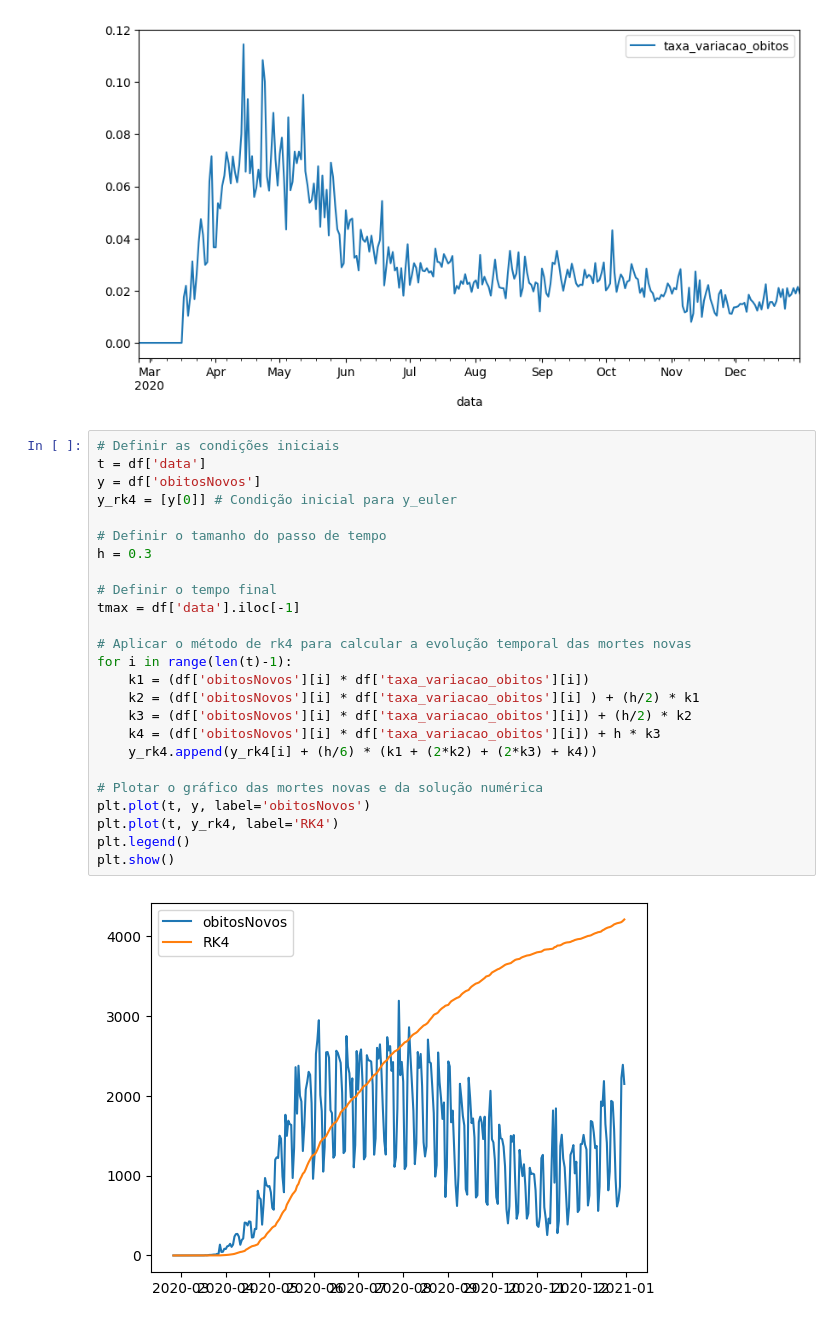
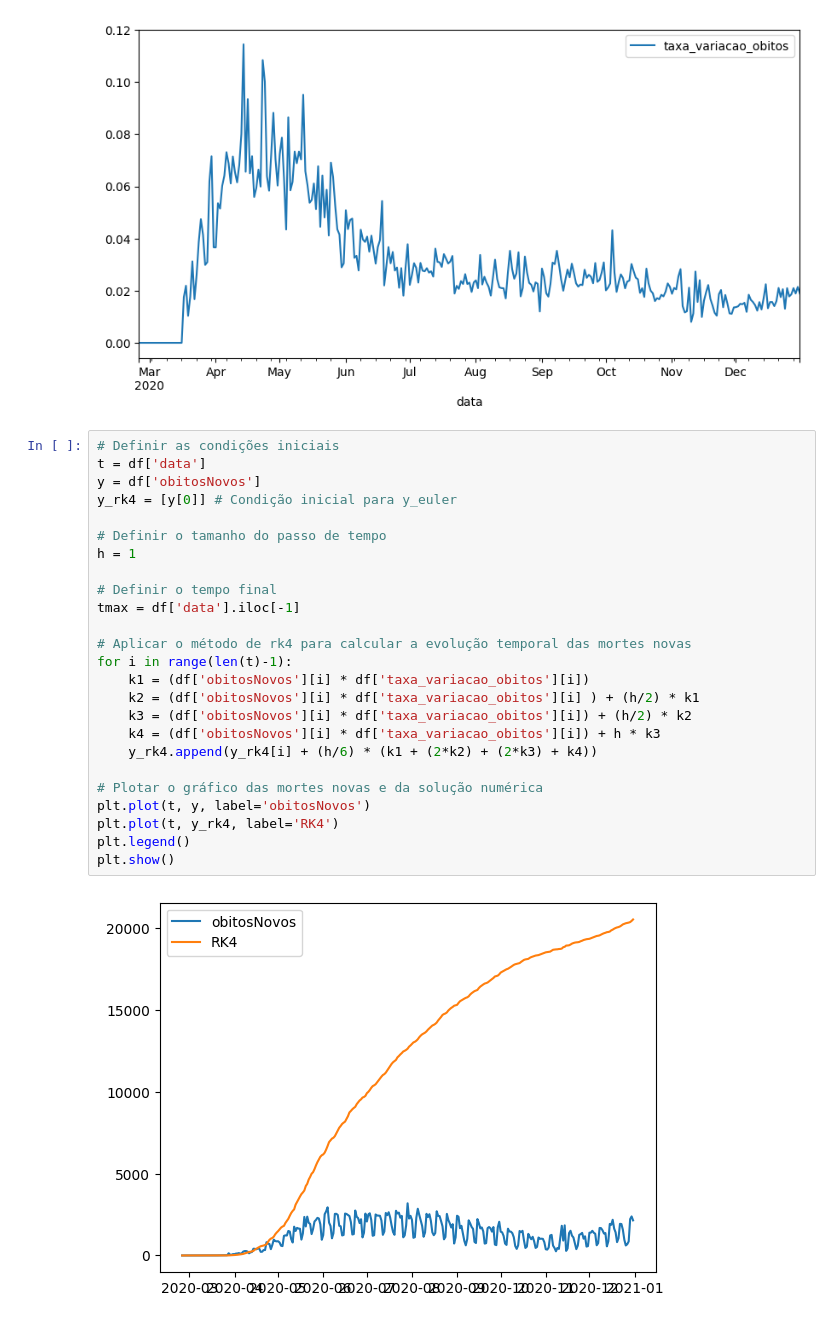
Before and after one commit to ArthurrCr/EDO, a Jupyter notebook: comparativo_casos_totais.ipynb, the cells around one changed output. Drawn from its saved outputs; the diff is of its cells as text.

```diff
--- a/comparativo_casos_totais.ipynb
+++ b/comparativo_casos_totais.ipynb
@@ -186,30 +186,30 @@ df.plot(x='data', y='taxa_variacao_obitos', kind='line', figsize=(10, 5))
 # %%
 # Definir as condições iniciais
 t = df['data']
 y = df['obitosNovos']
 y_rk4 = [y[0]] # Condição inicial para y_euler
 
 # Definir o tamanho do passo de tempo
-h = 0.3
+h = 1
 
 # Definir o tempo final
 tmax = df['data'].iloc[-1]
 
 # Aplicar o método de rk4 para calcular a evolução temporal das mortes novas
 for i in range(len(t)-1):
     k1 = (df['obitosNovos'][i] * df['taxa_variacao_obitos'][i])
     k2 = (df['obitosNovos'][i] * df['taxa_variacao_obitos'][i] ) + (h/2) * k1
     k3 = (df['obitosNovos'][i] * df['taxa_variacao_obitos'][i]) + (h/2) * k2
     k4 = (df['obitosNovos'][i] * df['taxa_variacao_obitos'][i]) + h * k3
     y_rk4.append(y_rk4[i] + (h/6) * (k1 + (2*k2) + (2*k3) + k4))
 
 # Plotar o gráfico das mortes novas e da solução numérica
 plt.plot(t, y, label='obitosNovos')
 plt.plot(t, y_rk4, label='RK4')
 plt.legend()
 plt.show()
 # %% [output]
-[figure, old version]
+[figure, new version]
 # %%
 # Definir as condições iniciais
 t = df['data']
```
Also changed, not shown: parts of 3 cells of this notebook.
